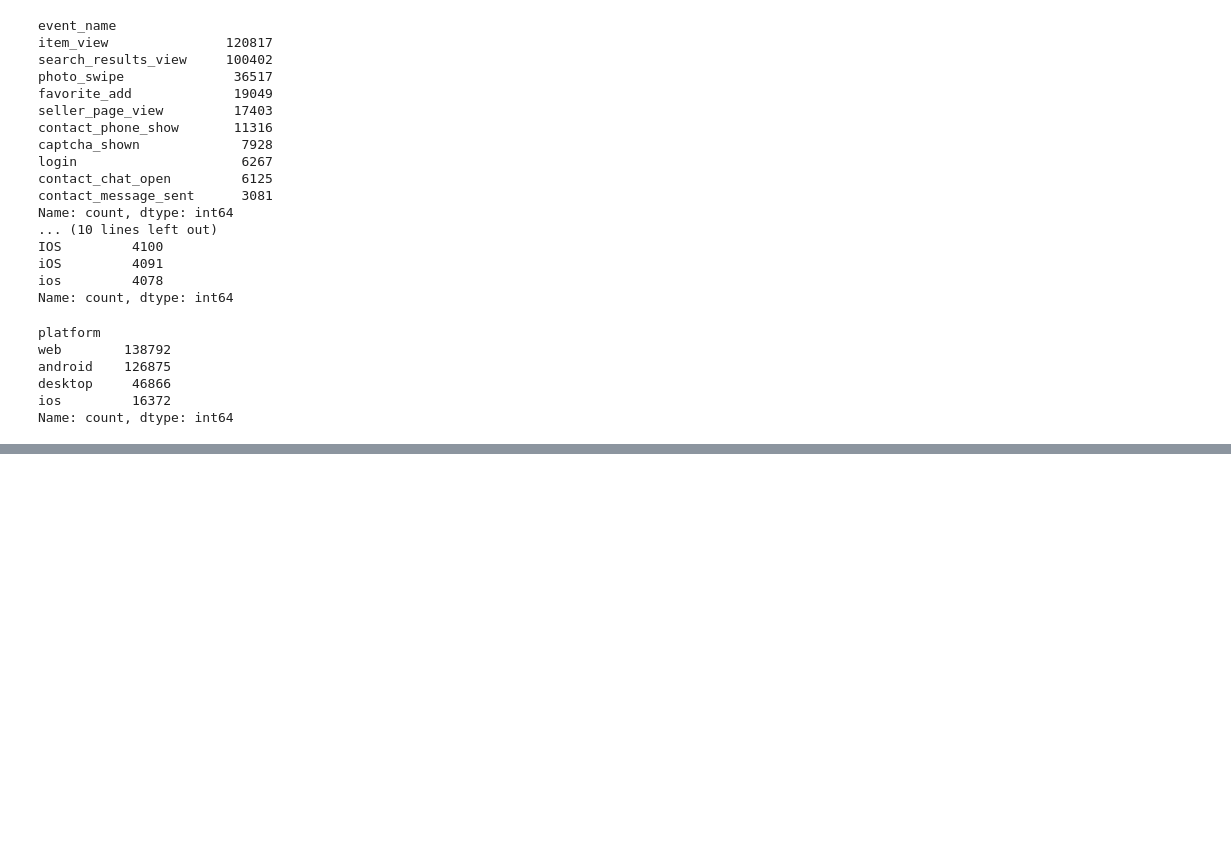
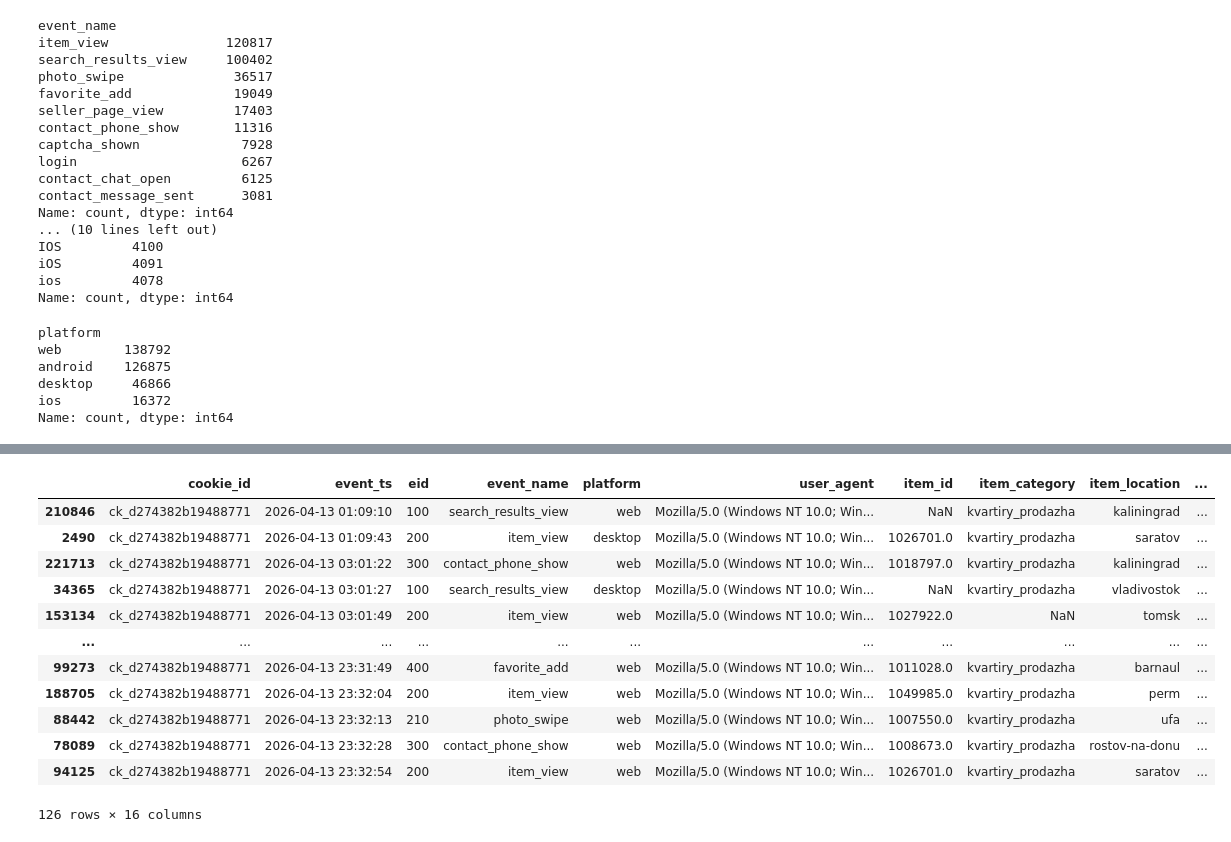
Before and after one commit to Awesomnaty/Avito_Bootcamp_ML, a Jupyter notebook: main.ipynb, the cells around one changed output, grey strips where cells are left out. Saved outputs shown, nothing was run; the diff lists cells and outputs as text; code cells hidden in the pictures; blank space fills up the shorter version.

```diff
--- a/main.ipynb
+++ b/main.ipynb
@@ -116,0 +138,8 @@ Index(['cookie_id', 'event_ts', 'eid', 'event_name', 'platform', 'user_agent',
+# %%
+def events_in_window(events, meta):
+    ev = events.merge(meta[['cookie_id', 'window_start_ts', 'window_end_ts']], on='cookie_id')
+    return ev[(ev.event_ts >= ev.window_start_ts) & (ev.event_ts < ev.window_end_ts)]
+
+ev_tr = events_in_window(events, train)
+ev_te = events_in_window(events, test)
+print(len(ev_tr), len(ev_te))
@@ -116,0 +165,17 @@ Index(['cookie_id', 'event_ts', 'eid', 'event_name', 'platform', 'user_agent',
+# %%
+ck_d2 = ev_tr[ev_tr['cookie_id'] == 'ck_d274382b19488771'].sort_values('event_ts')
+ck_d2
+# %% [output]
+|  | cookie_id | event_ts | eid | event_name | platform | user_agent | item_id | item_category | item_location | ... |
+| 210846 | ck_d274382b19488771 | 2026-04-13 01:09:10 | 100 | search_results_view | web | Mozilla/5.0 (Windows NT 10.0; Win... | NaN | kvartiry_prodazha | kaliningrad | ... |
+| 2490 | ck_d274382b19488771 | 2026-04-13 01:09:43 | 200 | item_view | desktop | Mozilla/5.0 (Windows NT 10.0; Win... | 1026701.0 | kvartiry_prodazha | saratov | ... |
+| 221713 | ck_d274382b19488771 | 2026-04-13 03:01:22 | 300 | contact_phone_show | web | Mozilla/5.0 (Windows NT 10.0; Win... | 1018797.0 | kvartiry_prodazha | kaliningrad | ... |
+| 34365 | ck_d274382b19488771 | 2026-04-13 03:01:27 | 100 | search_results_view | desktop | Mozilla/5.0 (Windows NT 10.0; Win... | NaN | kvartiry_prodazha | vladivostok | ... |
+| 153134 | ck_d274382b19488771 | 2026-04-13 03:01:49 | 200 | item_view | web | Mozilla/5.0 (Windows NT 10.0; Win... | 1027922.0 | NaN | tomsk | ... |
+| ... | ... | ... | ... | ... | ... | ... | ... | ... | ... | ... |
+| 99273 | ck_d274382b19488771 | 2026-04-13 23:31:49 | 400 | favorite_add | web | Mozilla/5.0 (Windows NT 10.0; Win... | 1011028.0 | kvartiry_prodazha | barnaul | ... |
+| 188705 | ck_d274382b19488771 | 2026-04-13 23:32:04 | 200 | item_view | web | Mozilla/5.0 (Windows NT 10.0; Win... | 1049985.0 | kvartiry_prodazha | perm | ... |
+| 88442 | ck_d274382b19488771 | 2026-04-13 23:32:13 | 210 | photo_swipe | web | Mozilla/5.0 (Windows NT 10.0; Win... | 1007550.0 | kvartiry_prodazha | ufa | ... |
+| 78089 | ck_d274382b19488771 | 2026-04-13 23:32:28 | 300 | contact_phone_show | web | Mozilla/5.0 (Windows NT 10.0; Win... | 1008673.0 | kvartiry_prodazha | rostov-na-donu | ... |
+| 94125 | ck_d274382b19488771 | 2026-04-13 23:32:54 | 200 | item_view | web | Mozilla/5.0 (Windows NT 10.0; Win... | 1026701.0 | kvartiry_prodazha | saratov | ... |
+126 rows × 16 columns
```
Also changed, not shown: parts of 40 cells of this notebook.
